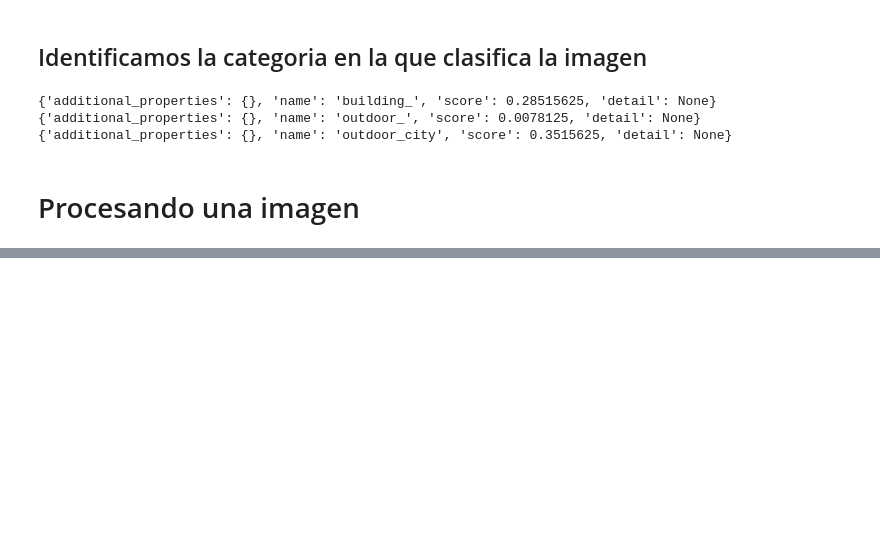
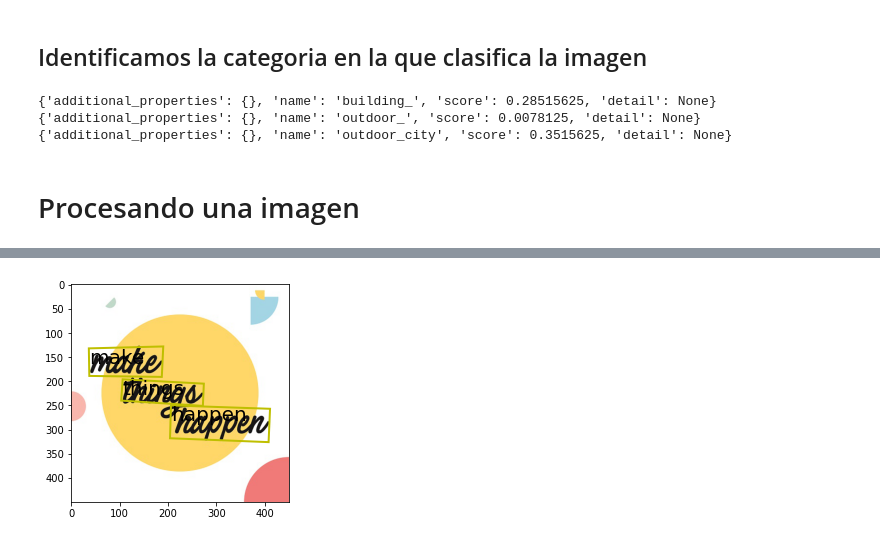
Before and after one commit to FernandaOchoa/python101Nubers, a Jupyter notebook: ComputerVision/VisionOCR.ipynb, the cells around one changed output, grey strips where cells are left out. Cells and saved outputs as stored; diff of their text form; code cells hidden in the pictures; blank space fills up the shorter version.

```diff
--- a/ComputerVision/images/VisionOCR.ipynb
+++ b/ComputerVision/VisionOCR.ipynb
@@ -136,0 +241,7 @@ FileNotFoundError: [Errno 2] No such file or directory: './images/house.jpg'
+# %%
+ocr_url = endpoint + '/vision/v3.1/read/analyze'
+
+image_url = 'https://raw.githubusercontent.com/FernandaOchoa/python101Nubers/main/ComputerVision/images/make_things_happen.jpg'
+
+headers = {'Ocp-Apim-Subscription-Key': key}
+data = {'url': image_url}
@@ -136,0 +250,5 @@ FileNotFoundError: [Errno 2] No such file or directory: './images/house.jpg'
+# %%
+response = requests.post(
+    ocr_url, headers=headers, json=data)
+response.raise_for_status()
+operation_url = response.headers["Operation-Location"]
@@ -136,0 +259,21 @@ FileNotFoundError: [Errno 2] No such file or directory: './images/house.jpg'
+# %%
+analysis = {}
+poll = True
+while (poll):
+    response_final = requests.get(
+        response.headers["Operation-Location"], headers=headers)
+    analysis = response_final.json()
+
+    print(json.dumps(analysis, indent=4))
+
+    time.sleep(1)
+    if ("analyzeResult" in analysis):
+        poll = False
+    if ("status" in analysis and analysis['status'] == 'failed'):
+        poll = False
+
+polygons = []
+if ("analyzeResult" in analysis):
+    # Extraemos el texto reconocido, con los bounding boxes
+    polygons = [(line["boundingBox"], line["text"])
+                for line in analysis["analyzeResult"]["readResults"][0]["lines"]]
@@ -136,0 +305,14 @@ FileNotFoundError: [Errno 2] No such file or directory: './images/house.jpg'
+# %%
+# Muestra una capa sobre el texto con el texto reconocido.
+image = Image.open(BytesIO(requests.get(image_url).content))
+ax = plt.imshow(image)
+for polygon in polygons:
+    vertices = [(polygon[0][i], polygon[0][i+1])
+                for i in range(0, len(polygon[0]), 2)]
+    text = polygon[1]
+    patch = Polygon(vertices, closed=True, fill=False, linewidth=2, color='y')
+    ax.axes.add_patch(patch)
+    plt.text(vertices[0][0], vertices[0][1], text, fontsize=20, va="top")
+plt.show()
+# %% [output]
+[figure, added]
```
Also changed, not shown: parts of 20 cells of this notebook.
